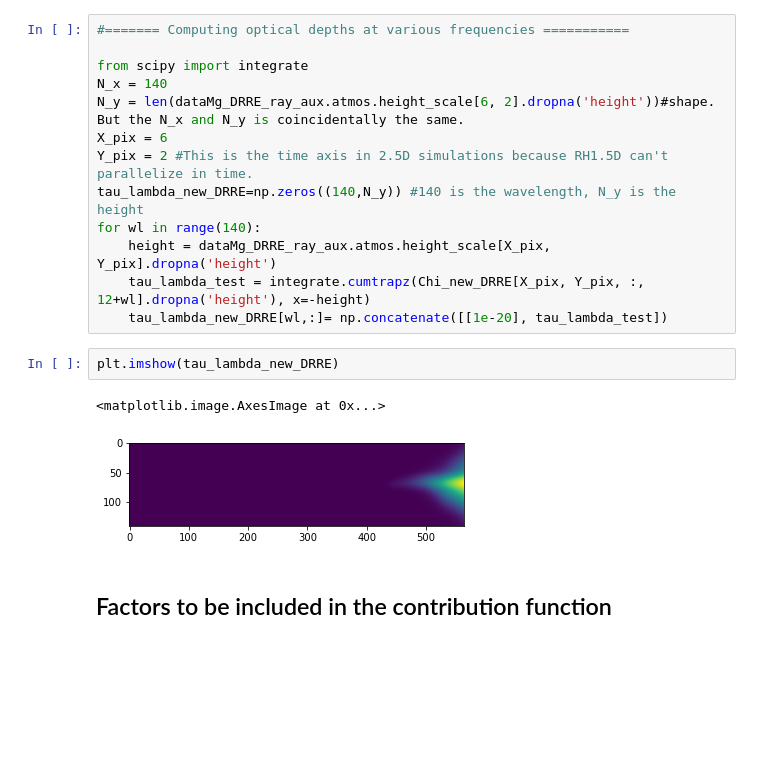
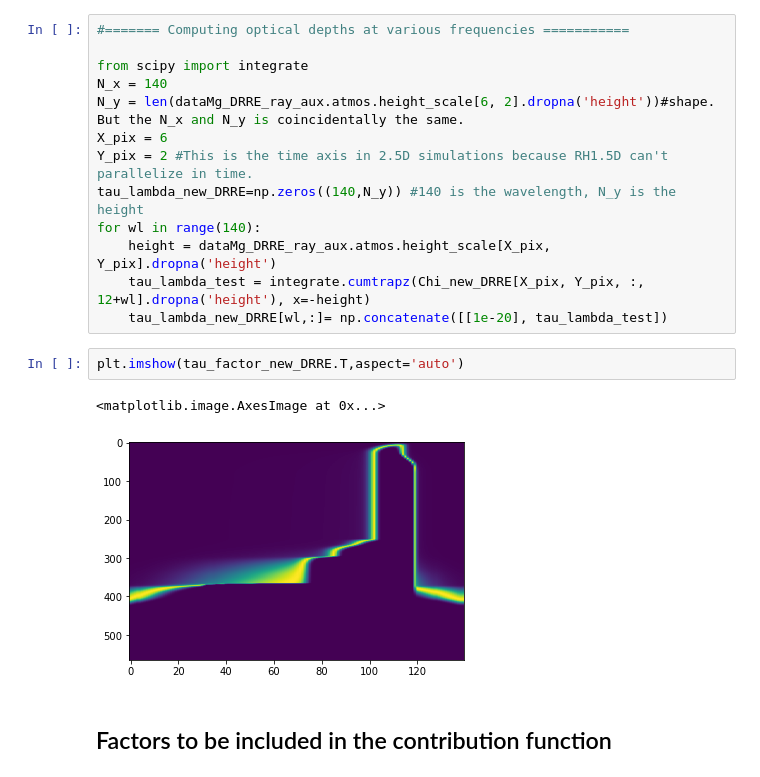
Before and after one commit to souvikita/Bifrost-simulation-analysis, a Jupyter notebook: Cont_function.ipynb, the cells around one changed output. Cells and saved outputs as stored; diff of their text form; blank space fills up the shorter version.

```diff
--- a/Cont_function.ipynb
+++ b/Cont_function.ipynb
@@ -539,11 +543,11 @@ for wl in range(140):
     height = dataMg_DRRE_ray_aux.atmos.height_scale[X_pix, Y_pix].dropna('height')
     tau_lambda_test = integrate.cumtrapz(Chi_new_DRRE[X_pix, Y_pix, :, 12+wl].dropna('height'), x=-height)
     tau_lambda_new_DRRE[wl,:]= np.concatenate([[1e-20], tau_lambda_test])
-# %%
-plt.imshow(tau_lambda_new_DRRE)
-# %% [output]
-<matplotlib.image.AxesImage at 0x...>
-[figure, removed]
+# %%
+plt.imshow(tau_factor_new_DRRE.T,aspect='auto')
+# %% [output]
+<matplotlib.image.AxesImage at 0x...>
+[figure, added]
 # %% [markdown]
 ## Factors to be included in the contribution function
 # %%
```
Also changed, not shown: parts of 7 cells of this notebook.
